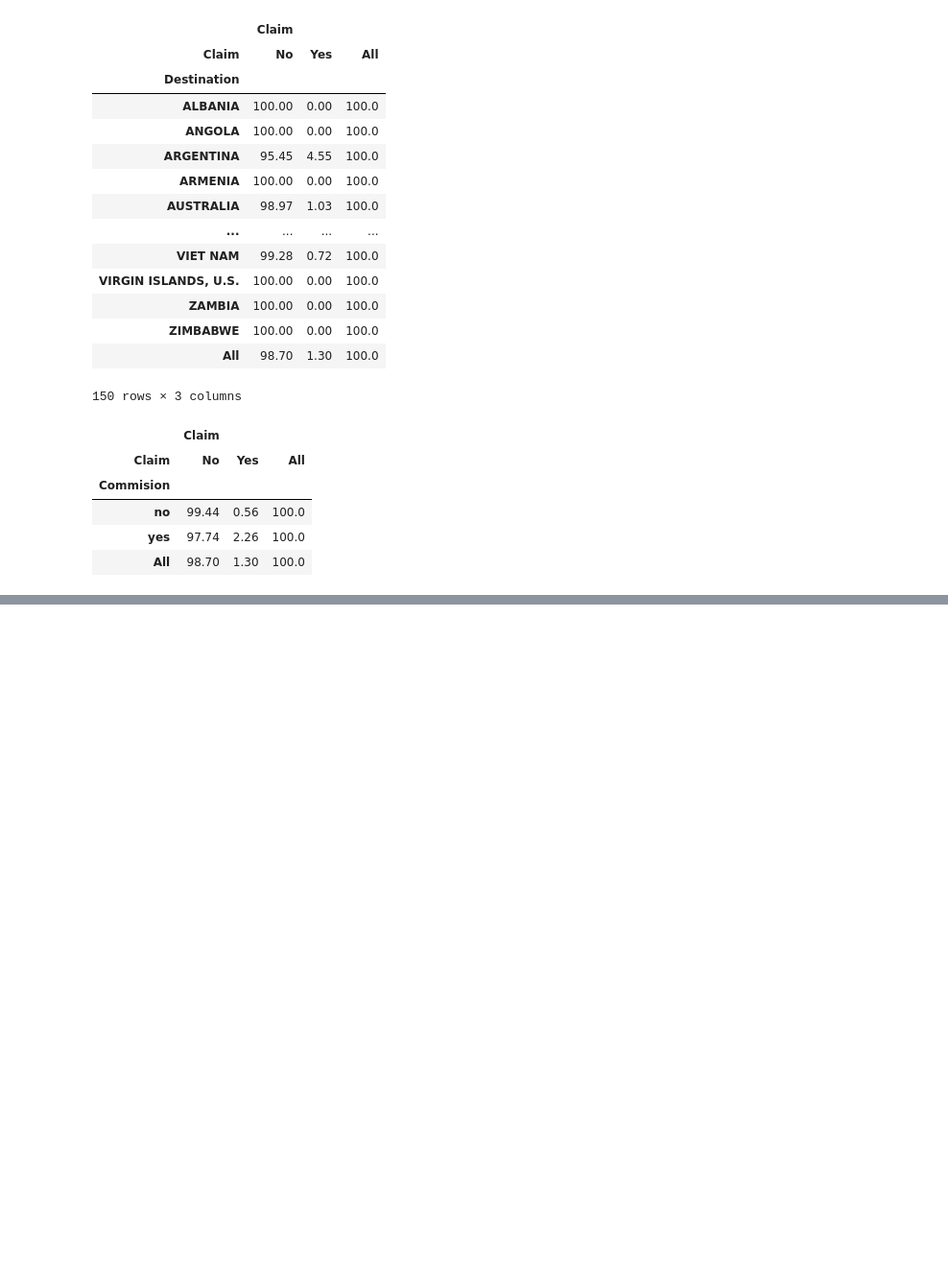
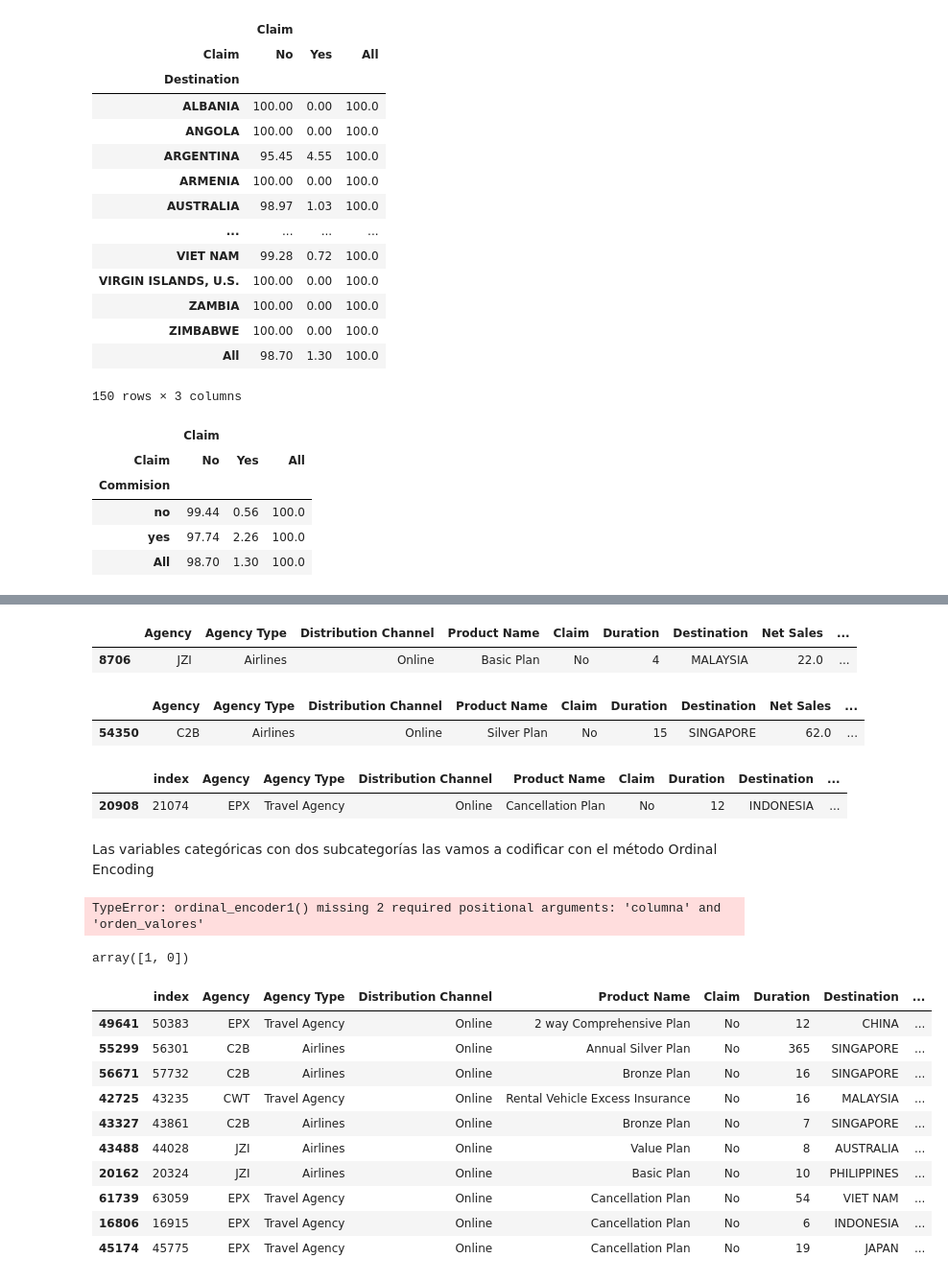
Before and after one commit to NataliaBarquin/Adalab_Pair_programming_5_machine_learning, a Jupyter notebook: Pair_RLO1_EDA.ipynb, the cells around one changed output, grey strips where cells are left out. Shown at 96% size. Drawn from its saved outputs; the diff is of its cells as text; code cells hidden in the pictures; blank space fills up the shorter version.

```diff
--- a/Pair_RLO1_EDA.ipynb
+++ b/Pair_RLO1_EDA.ipynb
@@ -602,0 +610,6 @@ ORDEN 0: 'no'
+# %%
+df_travel['products'] = df_travel['Product Name'].apply(agrupar_prod)
+df_travel.sample()
+# %% [output]
+|  | Agency | Agency Type | Distribution Channel | Product Name | Claim | Duration | Destination | Net Sales | ... |
+| 8706 | JZI | Airlines | Online | Basic Plan | No | 4 | MALAYSIA | 22.0 | ... |
@@ -602,0 +634,6 @@ ORDEN 0: 'no'
+# %%
+df_travel['agency'] = df_travel['Agency'].apply(agrupar_agencia)
+df_travel.sample()
+# %% [output]
+|  | Agency | Agency Type | Distribution Channel | Product Name | Claim | Duration | Destination | Net Sales | ... |
+| 54350 | C2B | Airlines | Online | Silver Plan | No | 15 | SINGAPORE | 62.0 | ... |
@@ -603,3 +654,54 @@ ORDEN 0: 'no'
+# %%
+df_travel['country'] = df_travel['Destination'].apply(agrupar_pais)
+df_travel.sample()
+# %% [output]
+|  | index | Agency | Agency Type | Distribution Channel | Product Name | Claim | Duration | Destination | ... |
+| 20908 | 21074 | EPX | Travel Agency | Online | Cancellation Plan | No | 12 | INDONESIA | ... |
+# %% [markdown]
+Las variables categóricas con dos subcategorías las vamos a codificar con el método Ordinal Encoding
+# %%
+# hacemos un reset index antes de aplicar la función para evitar problemas en el encoding
+
+df_travel = df_travel.reset_index()
+# %%
+orden = [ "no", "yes" ]
+
+def ordinal_encoder1(df, columna, orden_valores):
+    # iniciamos el método y aplicamos la transformación a los datos.
+    ordinal = OrdinalEncoder(categories = [orden], dtype = int)
+    transformados_oe = ordinal.fit_transform(df[[columna]])
+    # lo convertimos a dataframe
+    oe_df = pd.DataFrame(transformados_oe)
+    # cambiamos el nombre de la columna
+    oe_df.columns = ordinal.feature_names_in_
+    columna += "_oe"
+    # sobre escribimos la columna con los valores de la tranformación
+    df[columna] = oe_df
+    return df
+# %%
+df_travel = ordinal_encoder1(df_travel, "Commision", orden)
+# %%
+df_travel = ordinal_encoder1(df_travel)
+# %% [output]
+TypeError: ordinal_encoder1() missing 2 required positional arguments: 'columna' and 'orden_valores'
+# %%
+df_travel["Commision_oe"].unique()
+# %% [output]
+array([1, 0])
+# %%
+df_travel.sample(10)
+# %% [output]
+|  | index | Agency | Agency Type | Distribution Channel | Product Name | Claim | Duration | Destination | ... |
+| 49641 | 50383 | EPX | Travel Agency | Online | 2 way Comprehensive Plan | No | 12 | CHINA | ... |
+| 55299 | 56301 | C2B | Airlines | Online | Annual Silver Plan | No | 365 | SINGAPORE | ... |
+| 56671 | 57732 | C2B | Airlines | Online | Bronze Plan | No | 16 | SINGAPORE | ... |
+| 42725 | 43235 | CWT | Travel Agency | Online | Rental Vehicle Excess Insurance | No | 16 | MALAYSIA | ... |
+| 43327 | 43861 | C2B | Airlines | Online | Bronze Plan | No | 7 | SINGAPORE | ... |
+| 43488 | 44028 | JZI | Airlines | Online | Value Plan | No | 8 | AUSTRALIA | ... |
+| 20162 | 20324 | JZI | Airlines | Online | Basic Plan | No | 10 | PHILIPPINES | ... |
+| 61739 | 63059 | EPX | Travel Agency | Online | Cancellation Plan | No | 54 | VIET NAM | ... |
+| 16806 | 16915 | EPX | Travel Agency | Online | Cancellation Plan | No | 6 | INDONESIA | ... |
+| 45174 | 45775 | EPX | Travel Agency | Online | Cancellation Plan | No | 19 | JAPAN | ... |
 # %%
 #Vemos visualmente las relaciones entre la variable respuesta y las variables predictoras categóricas
 
```
Also changed, not shown: parts of 17 cells of this notebook, 3 other files.
